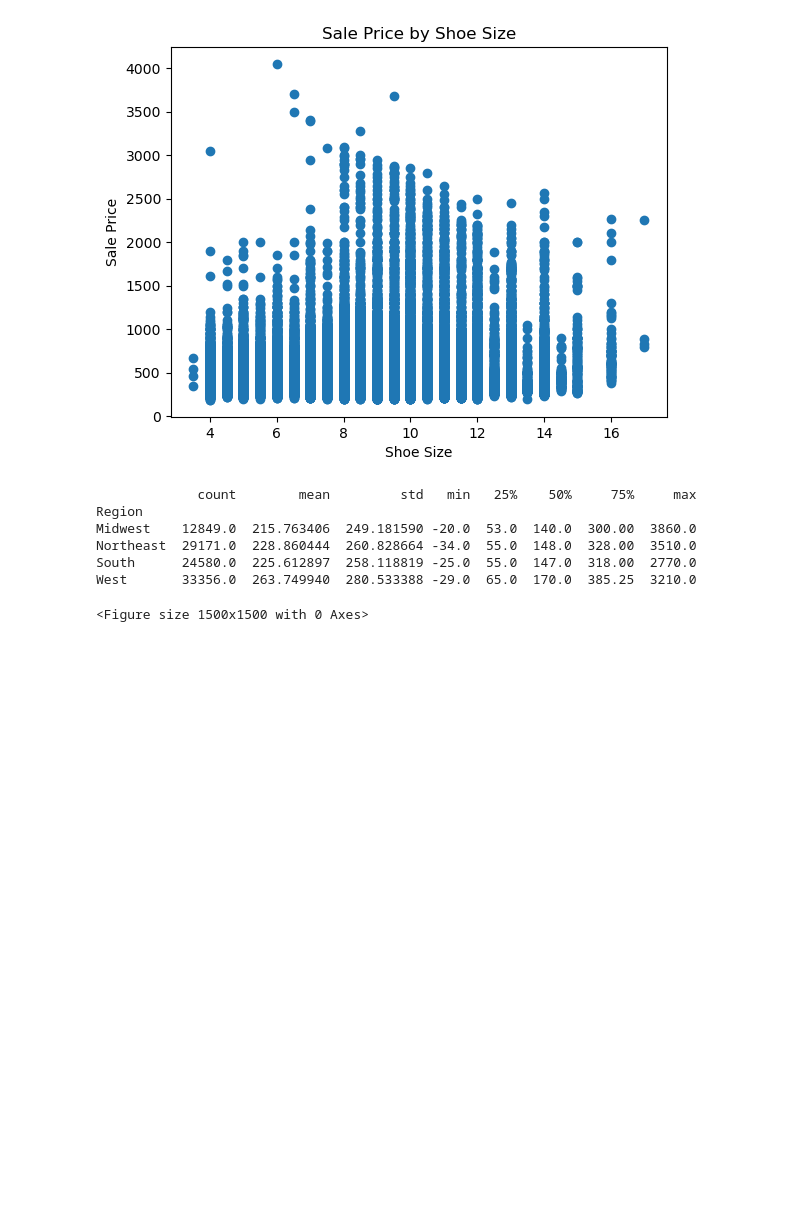
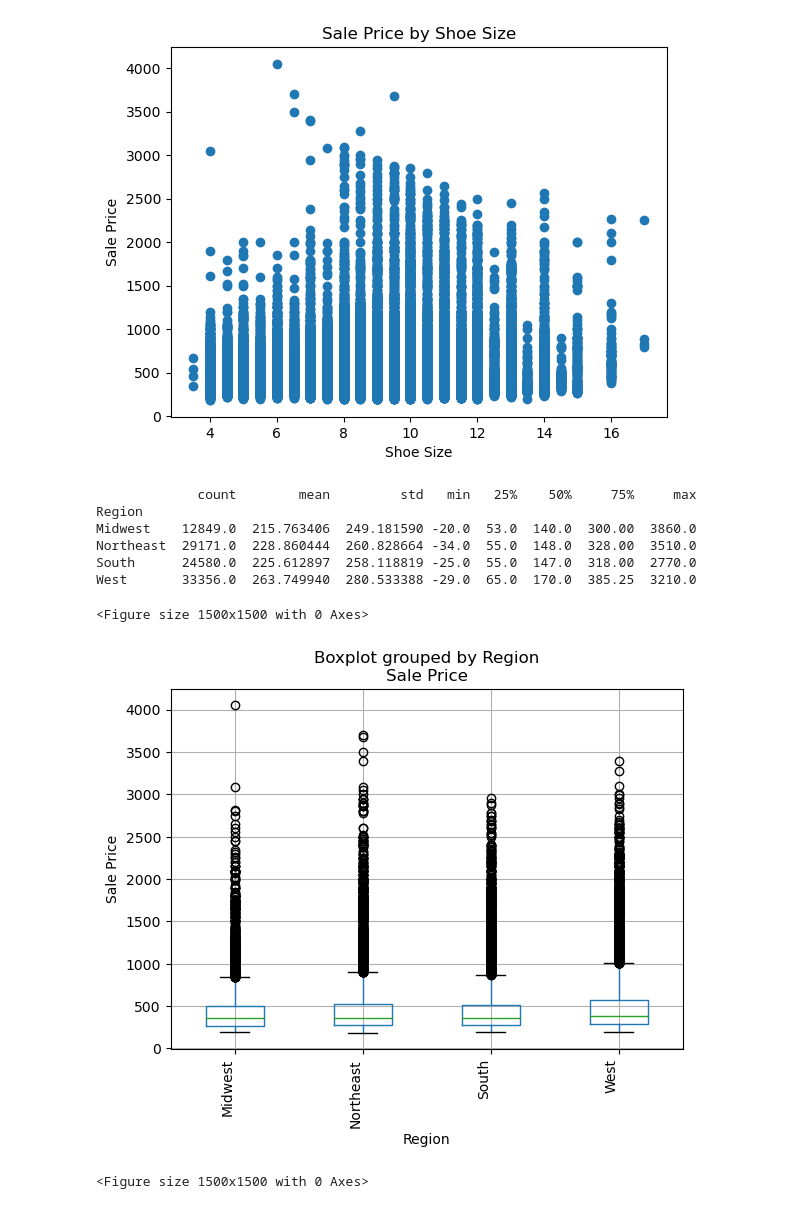
Before and after one commit to melissaa06/SNKRS_R_US, a Jupyter notebook: SneakerPy.ipynb, the cells around one changed output. Drawn from its saved outputs; the diff is of its cells as text; code cells hidden in the pictures; blank space fills up the shorter version.

Commit message:
added region box plot

```diff
--- a/SneakerPy.ipynb
+++ b/SneakerPy.ipynb
@@ -89,6 +89,17 @@ Midwest    12849.0  215.763406  249.181590 -20.0  53.0  140.0  300.00  3860.0
 Northeast  29171.0  228.860444  260.828664 -34.0  55.0  148.0  328.00  3510.0
 South      24580.0  225.612897  258.118819 -25.0  55.0  147.0  318.00  2770.0
 West       33356.0  263.749940  280.533388 -29.0  65.0  170.0  385.25  3210.0
+# %%
+# Box plot based on Region and price difference for the sneakers
+plt.figure(figsize=(15, 15))
+sneaker_data.boxplot(column='Sale Price', by='Region', grid=True)
+plt.xlabel('Region')
+plt.ylabel('Sale Price')
+plt.xticks(rotation=90, ha='right')
+plt.show()
+# %% [output]
+<Figure size 1500x1500 with 0 Axes>
+[figure, added]
 # %%
 # Box plot based on division and price difference for the sneakers
 plt.figure(figsize=(15, 15))
```
